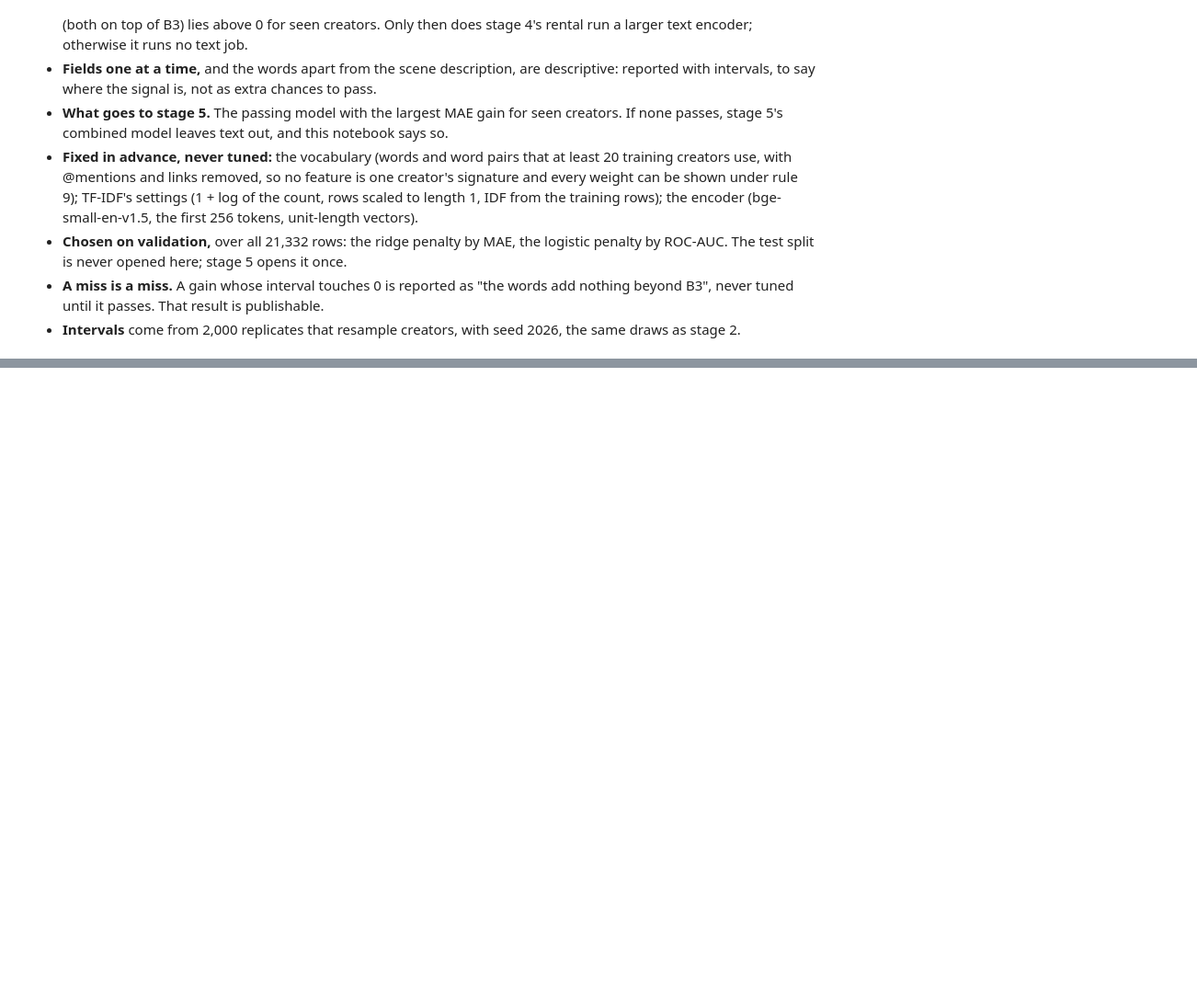
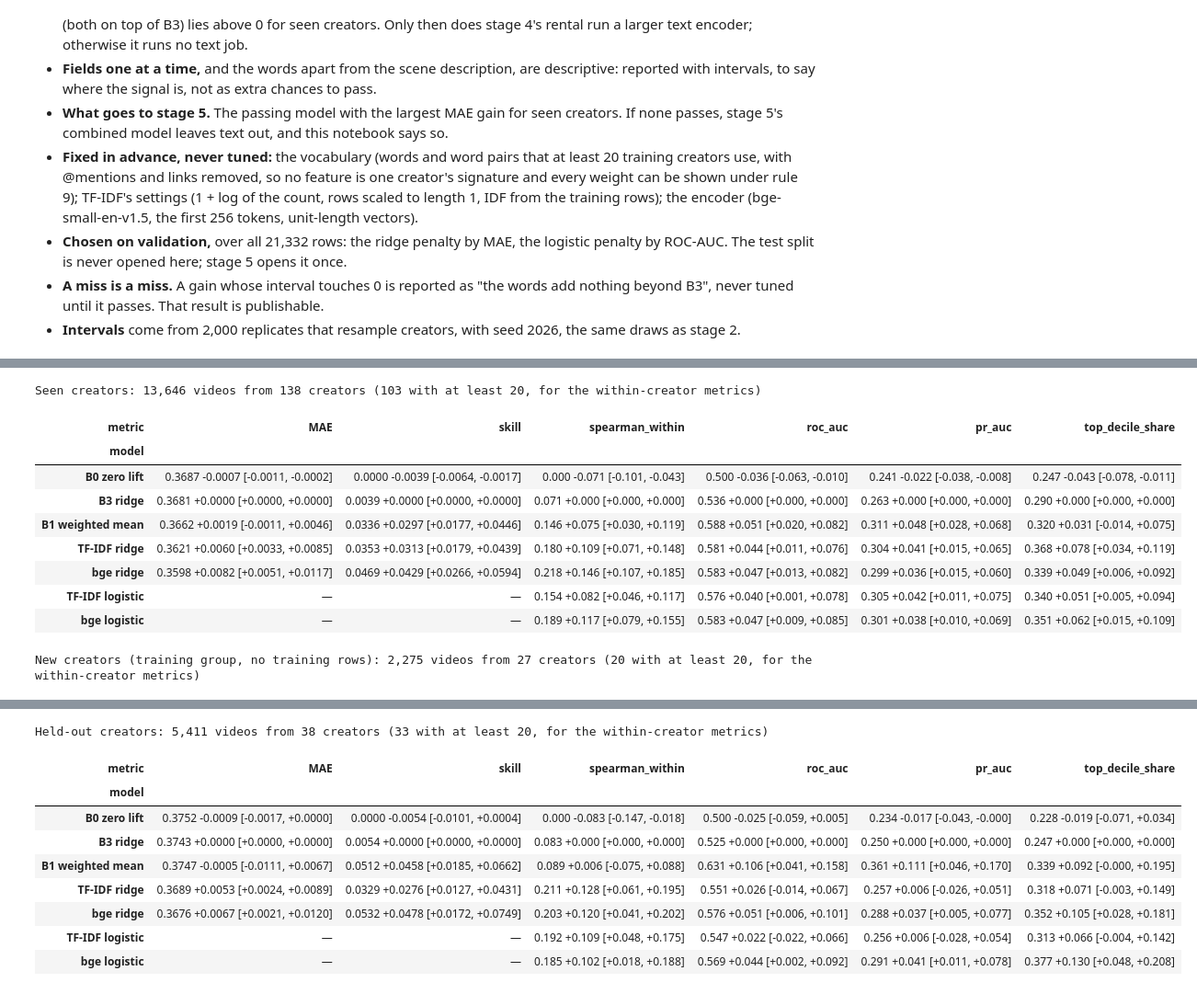
Before and after one commit to saricmilos/share-rate-prediction, a Jupyter notebook: notebooks/03_text.ipynb, the cells around one changed output, grey strips where cells are left out. Shown at 92% size. Saved outputs shown, nothing was run; the diff lists cells and outputs as text; code cells hidden in the pictures; blank space fills up the shorter version.

```diff
--- a/notebooks/03_text.ipynb
+++ b/notebooks/03_text.ipynb
@@ -69,0 +575,49 @@ This cell was written, and committed, before any text model was fitted or scored
+# %%
+MAIN = ["B0 zero lift", "B3 ridge", "B1 weighted mean", "TF-IDF ridge", "bge ridge", "TF-IDF logistic", "bge logistic"]
+LIFT_METRICS = ["MAE", "skill"]  # need a lift; the others only need an order
+
+
+def score_table(models, rows, base="B3 ridge"):
+    # Every metric for every model on `rows`, with the paired gain over `base`. Logistic scores skip the lift metrics.
+    out = []
+    every = predictions | scores
+    for metric_name, (metric, lower_is_better) in METRICS.items():
+        chosen = {m: every[m][rows] for m in models if metric_name not in LIFT_METRICS or m not in scores}
+        chosen[base] = every[base][rows]
+        table = paired_creator_bootstrap(metric, lift[rows], chosen, creator[rows], base=base,
+                                         lower_is_better=lower_is_better, n_boot=N_BOOT, seed=SEED)
+        out.append(table.assign(metric=metric_name).rename_axis("model").reset_index())
+    return pd.concat(out, ignore_index=True)
+
+
+DIGITS = {"MAE": 4, "skill": 4}
+
+
+def cell(row):
+    digits = DIGITS.get(row.metric, 3)
+    gain, low, high = row.gain + 0.0, row.gain_low + 0.0, row.gain_high + 0.0  # + 0.0 turns B3's own -0.0 into 0.0
+    return f"{row.value:.{digits}f}  {gain:+.{digits}f} [{low:+.{digits}f}, {high:+.{digits}f}]"
+
+
+results = {}
+for group in GROUPS:
+    rows = validation & (videos.creator_seen == group).to_numpy()
+    results[group] = score_table(MAIN, rows)
+    codes = pd.factorize(creator[rows])[0]
+    print(f"\n{GROUP_NAMES[group]}: {rows.sum():,} videos from {codes.max() + 1} creators "
+          f"({eligible_creators(codes)} with at least 20, for the within-creator metrics)")
+    part = results[group]
+    display(part.assign(text=part.apply(cell, axis=1)).pivot(index="model", columns="metric", values="text")
+            .reindex(index=MAIN, columns=list(METRICS)).fillna("—"))
+# %% [output]
+Seen creators: 13,646 videos from 138 creators (103 with at least 20, for the within-creator metrics)
+| metric | MAE | skill | spearman_within | roc_auc | pr_auc | top_decile_share |
+| model |  |  |  |  |  |  |
+| B0 zero lift | 0.3687 -0.0007 [-0.0011, -0.0002] | 0.0000 -0.0039 [-0.0064, -0.0017] | 0.000 -0.071 [-0.101, -0.043] | 0.500 -0.036 [-0.063, -0.010] | 0.241 -0.022 [-0.038, -0.008] | 0.247 -0.043 [-0.078, -0.011] |
+| B3 ridge | 0.3681 +0.0000 [+0.0000, +0.0000] | 0.0039 +0.0000 [+0.0000, +0.0000] | 0.071 +0.000 [+0.000, +0.000] | 0.536 +0.000 [+0.000, +0.000] | 0.263 +0.000 [+0.000, +0.000] | 0.290 +0.000 [+0.000, +0.000] |
+| B1 weighted mean | 0.3662 +0.0019 [-0.0011, +0.0046] | 0.0336 +0.0297 [+0.0177, +0.0446] | 0.146 +0.075 [+0.030, +0.119] | 0.588 +0.051 [+0.020, +0.082] | 0.311 +0.048 [+0.028, +0.068] | 0.320 +0.031 [-0.014, +0.075] |
+| TF-IDF ridge | 0.3621 +0.0060 [+0.0033, +0.0085] | 0.0353 +0.0313 [+0.0179, +0.0439] | 0.180 +0.109 [+0.071, +0.148] | 0.581 +0.044 [+0.011, +0.076] | 0.304 +0.041 [+0.015, +0.065] | 0.368 +0.078 [+0.034, +0.119] |
+| bge ridge | 0.3598 +0.0082 [+0.0051, +0.0117] | 0.0469 +0.0429 [+0.0266, +0.0594] | 0.218 +0.146 [+0.107, +0.185] | 0.583 +0.047 [+0.013, +0.082] | 0.299 +0.036 [+0.015, +0.060] | 0.339 +0.049 [+0.006, +0.092] |
+| TF-IDF logistic | — | — | 0.154 +0.082 [+0.046, +0.117] | 0.576 +0.040 [+0.001, +0.078] | 0.305 +0.042 [+0.011, +0.075] | 0.340 +0.051 [+0.005, +0.094] |
+| bge logistic | — | — | 0.189 +0.117 [+0.079, +0.155] | 0.583 +0.047 [+0.009, +0.085] | 0.301 +0.038 [+0.010, +0.069] | 0.351 +0.062 [+0.015, +0.109] |
+New creators (training group, no training rows): 2,275 videos from 27 creators (20 with at least 20, for the within-creator metrics)
@@ -69,0 +633,10 @@ This cell was written, and committed, before any text model was fitted or scored
+Held-out creators: 5,411 videos from 38 creators (33 with at least 20, for the within-creator metrics)
+| metric | MAE | skill | spearman_within | roc_auc | pr_auc | top_decile_share |
+| model |  |  |  |  |  |  |
+| B0 zero lift | 0.3752 -0.0009 [-0.0017, +0.0000] | 0.0000 -0.0054 [-0.0101, +0.0004] | 0.000 -0.083 [-0.147, -0.018] | 0.500 -0.025 [-0.059, +0.005] | 0.234 -0.017 [-0.043, -0.000] | 0.228 -0.019 [-0.071, +0.034] |
+| B3 ridge | 0.3743 +0.0000 [+0.0000, +0.0000] | 0.0054 +0.0000 [+0.0000, +0.0000] | 0.083 +0.000 [+0.000, +0.000] | 0.525 +0.000 [+0.000, +0.000] | 0.250 +0.000 [+0.000, +0.000] | 0.247 +0.000 [+0.000, +0.000] |
+| B1 weighted mean | 0.3747 -0.0005 [-0.0111, +0.0067] | 0.0512 +0.0458 [+0.0185, +0.0662] | 0.089 +0.006 [-0.075, +0.088] | 0.631 +0.106 [+0.041, +0.158] | 0.361 +0.111 [+0.046, +0.170] | 0.339 +0.092 [-0.000, +0.195] |
+| TF-IDF ridge | 0.3689 +0.0053 [+0.0024, +0.0089] | 0.0329 +0.0276 [+0.0127, +0.0431] | 0.211 +0.128 [+0.061, +0.195] | 0.551 +0.026 [-0.014, +0.067] | 0.257 +0.006 [-0.026, +0.051] | 0.318 +0.071 [-0.003, +0.149] |
+| bge ridge | 0.3676 +0.0067 [+0.0021, +0.0120] | 0.0532 +0.0478 [+0.0172, +0.0749] | 0.203 +0.120 [+0.041, +0.202] | 0.576 +0.051 [+0.006, +0.101] | 0.288 +0.037 [+0.005, +0.077] | 0.352 +0.105 [+0.028, +0.181] |
+| TF-IDF logistic | — | — | 0.192 +0.109 [+0.048, +0.175] | 0.547 +0.022 [-0.022, +0.066] | 0.256 +0.006 [-0.028, +0.054] | 0.313 +0.066 [-0.004, +0.142] |
+| bge logistic | — | — | 0.185 +0.102 [+0.018, +0.188] | 0.569 +0.044 [+0.002, +0.092] | 0.291 +0.041 [+0.011, +0.078] | 0.377 +0.130 [+0.048, +0.208] |
```
Also changed, not shown: parts of 50 cells of this notebook.
